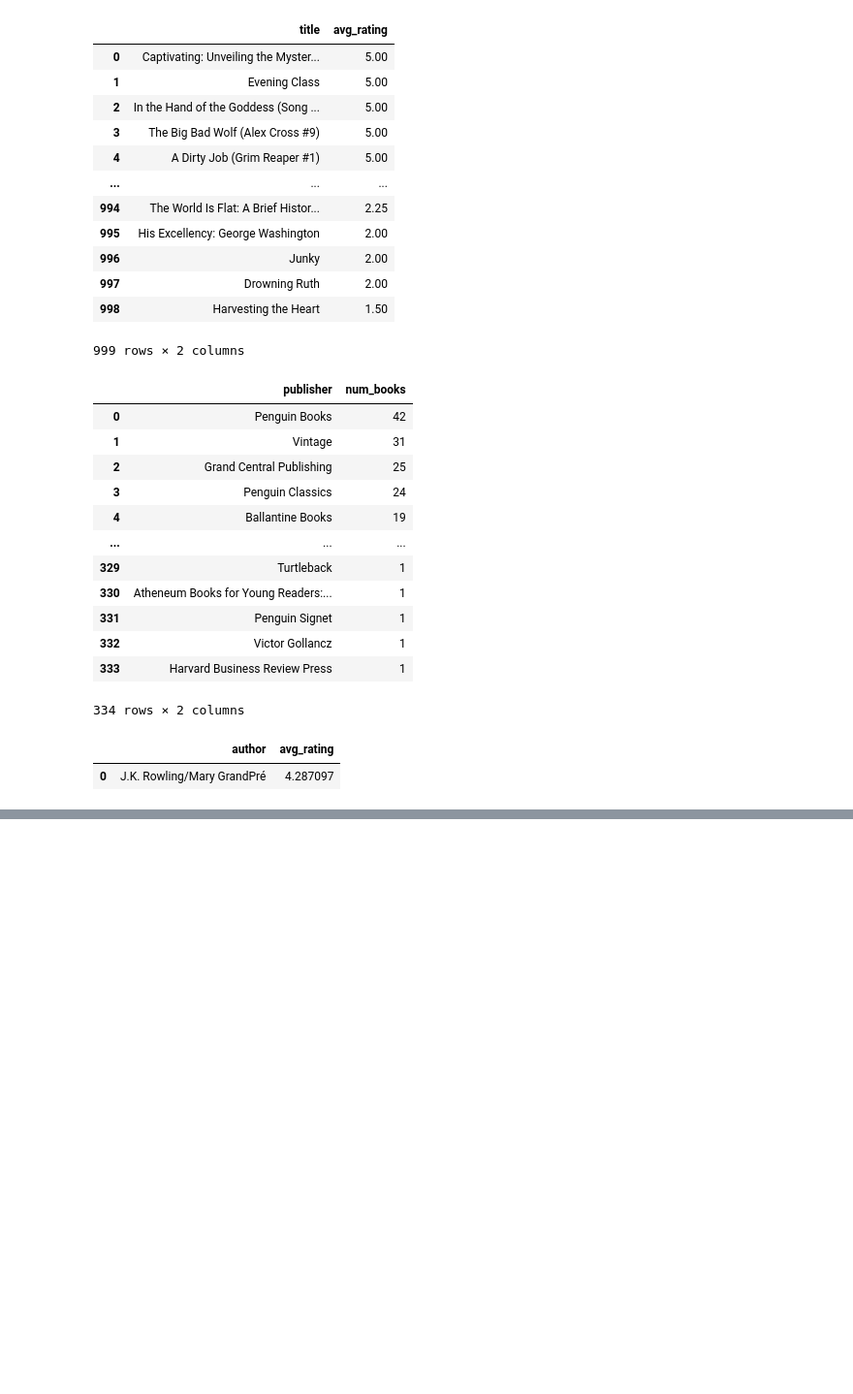
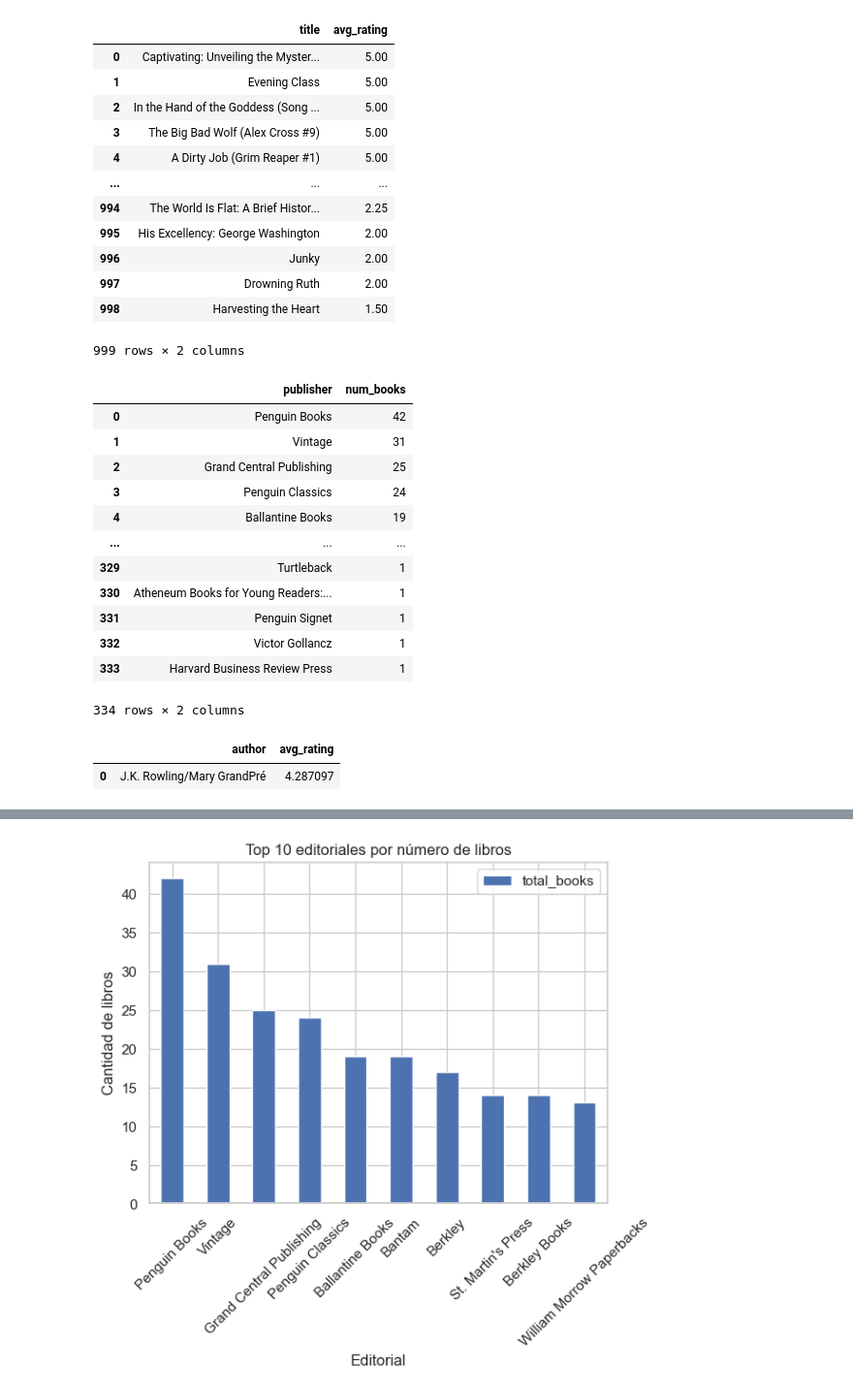
Before and after one commit to albert777mendoza/final_project_da, a Jupyter notebook: case3_sql/notebooks/sql_analysis.ipynb, the cells around one changed output, grey strips where cells are left out. Shown at 97% size. Cells and saved outputs as stored; diff of their text form; code cells hidden in the pictures; blank space fills up the shorter version.

```diff
--- a/case3_sql/notebooks/sql_analysis.ipynb
+++ b/case3_sql/notebooks/sql_analysis.ipynb
@@ -136,0 +260,23 @@ FROM (
+# %%
+# Gráfico top 10 de editoriales por número de libros
+
+query = """
+SELECT p.publisher, COUNT(b.book_id) AS total_books
+FROM publishers p
+INNER JOIN books b ON p.publisher_id = b.publisher_id
+GROUP BY p.publisher
+ORDER BY total_books DESC
+LIMIT 10
+"""
+
+df_publishers = pd.read_sql(query, engine)
+
+df_publishers.plot(x='publisher', y='total_books', kind='bar')
+
+plt.title("Top 10 editoriales por número de libros")
+plt.xlabel("Editorial")
+plt.ylabel("Cantidad de libros")
+plt.xticks(rotation=45)
+plt.show()
+# %% [output]
+[figure, added]
```
Also changed, not shown: parts of 20 cells of this notebook.
